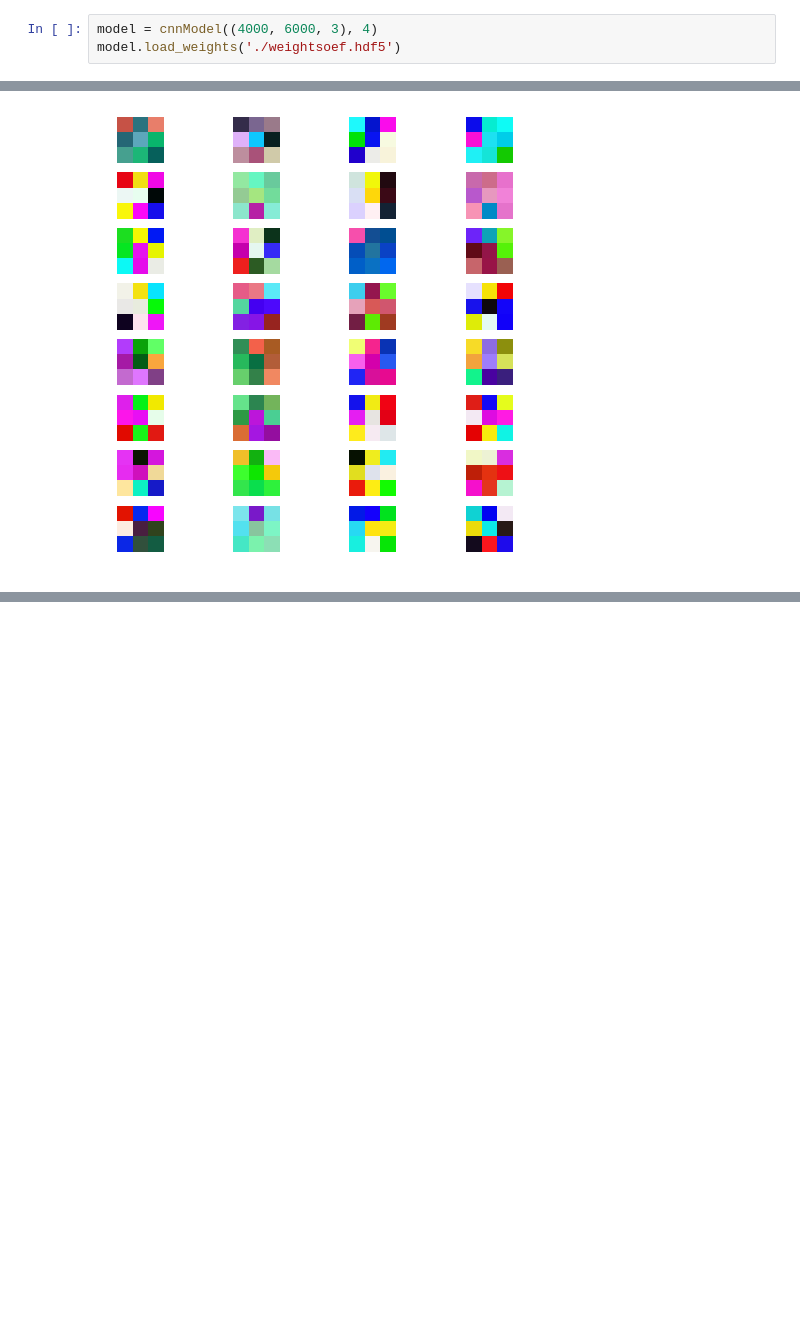
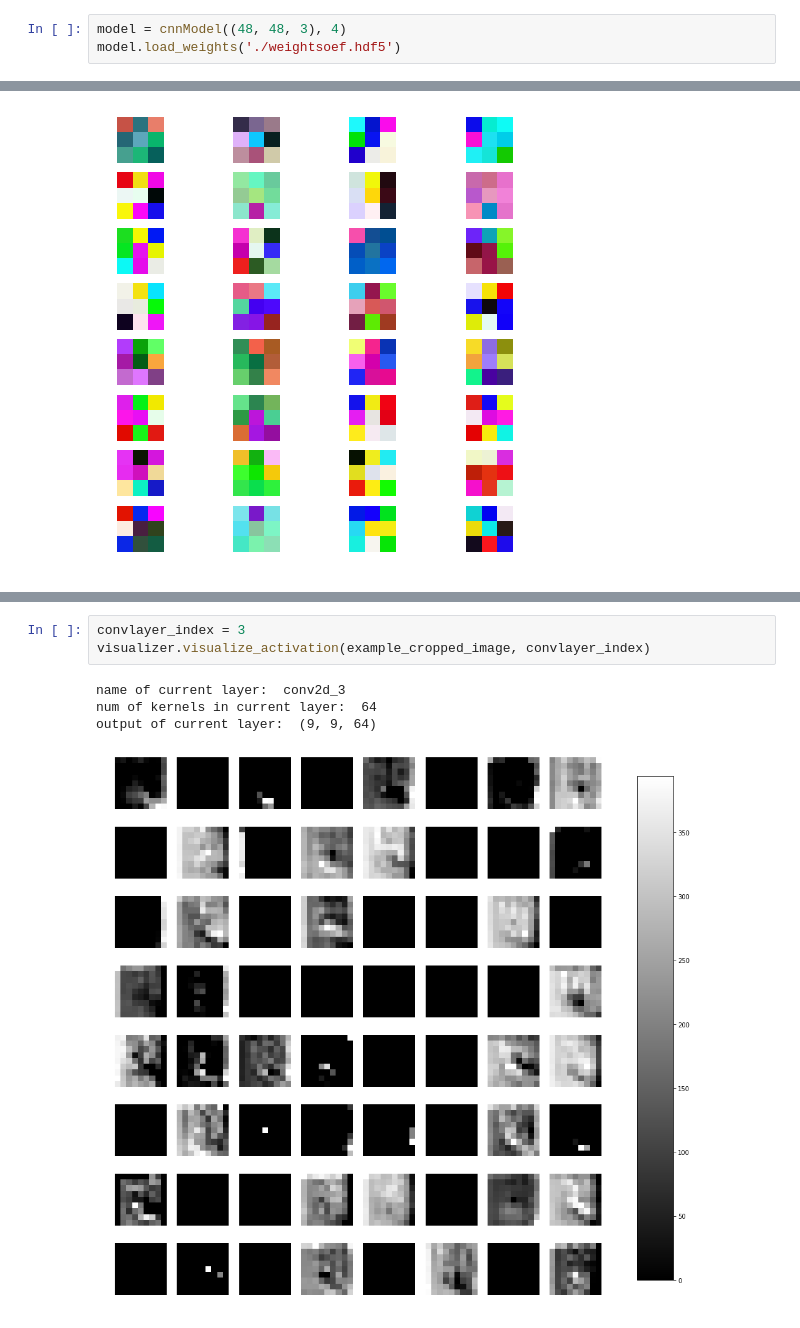
Before and after one commit to dorianHe/visualizing_what_CNN_learns, a Jupyter notebook: test_visualization.ipynb, the cells around one changed output, grey strips where cells are left out. Saved outputs shown, nothing was run; the diff lists cells and outputs as text; blank space fills up the shorter version.

```diff
--- a/test_visualization.ipynb
+++ b/test_visualization.ipynb
@@ -19,7 +19,7 @@ import matplotlib.pyplot as plt
 # %% [markdown]
 load the trained model
 # %%
-model = cnnModel((4000, 6000, 3), 4)
+model = cnnModel((48, 48, 3), 4)
 model.load_weights('./weightsoef.hdf5')
 # %%
 model.summary()
@@ -200,2 +208,10 @@ output of current layer:  (3998, 5998, 32)
+# %%
+convlayer_index = 3
+visualizer.visualize_activation(example_cropped_image, convlayer_index)
+# %% [output]
+name of current layer:  conv2d_3
+num of kernels in current layer:  64
+output of current layer:  (9, 9, 64)
+[figure, added]
 # %%
 original_example = plt.imread("./Images/TP/DSC07578_1534411226516.JPG")
```
Also changed, not shown: parts of 7 cells of this notebook.
